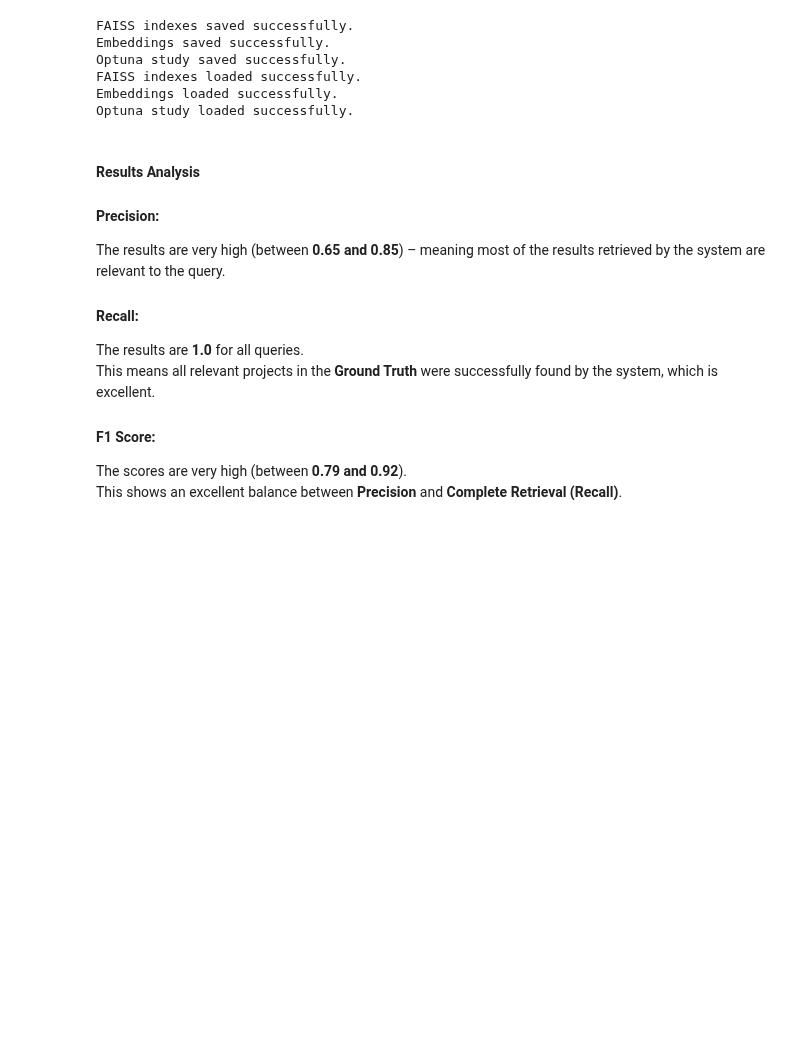
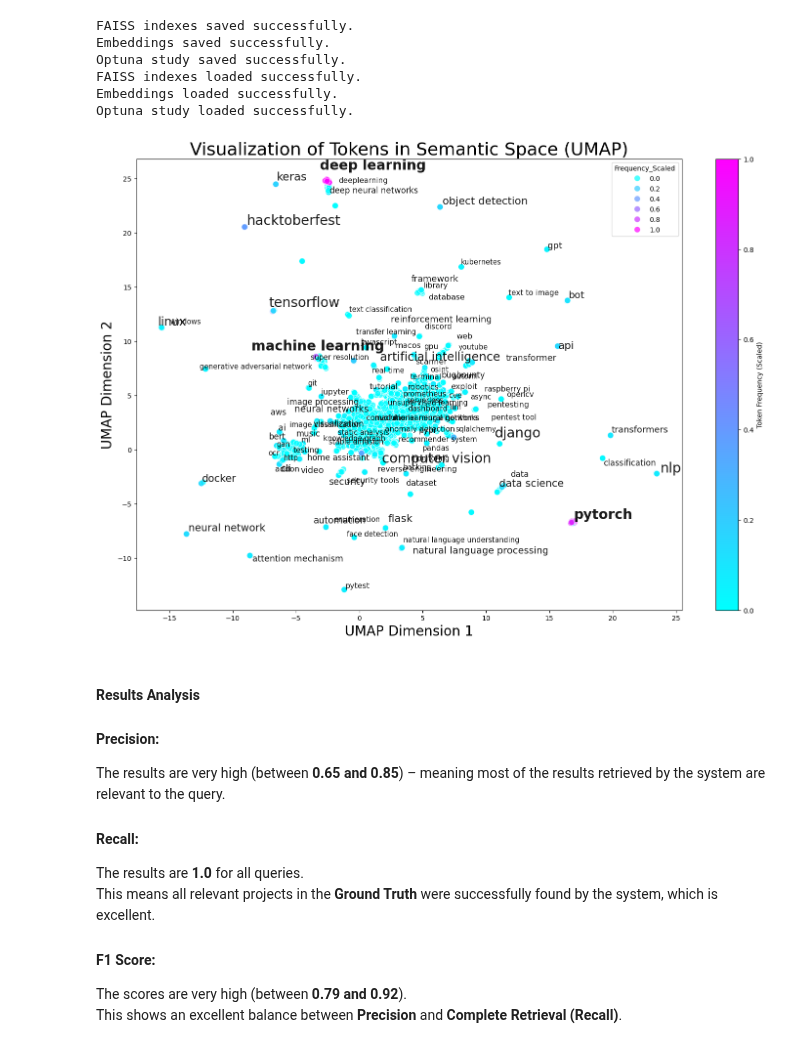
Before and after one commit to noambassat/RAG_Agent_GITHUB_Rep.project, a Jupyter notebook: RAG.ipynb, the cells around one changed output. Saved outputs shown, nothing was run; the diff lists cells and outputs as text; code cells hidden in the pictures; blank space fills up the shorter version.

```diff
--- a/RAG.ipynb
+++ b/RAG.ipynb
@@ -838,3 +740,88 @@ best_params = study.best_params
 top_k_percent = best_params["top_k_percent"]
 percentile = best_params["percentile"]
 alpha = best_params["alpha"]
+# %%
+
+
+# ---- 1. דגימה של תתי-וקטורים ----
+sample_size = 5000
+sample_indices = random.sample(range(len(all_vectors)), min(sample_size, len(all_vectors)))
+sampled_vectors = [all_vectors[i] for i in sample_indices]
+sampled_tokens = [all_tokens[i] for i in sample_indices]
+
+# ---- 2. הפחתת ממדים בעזרת UMAP ----
+umap_reducer = umap.UMAP(
+    n_neighbors=int(30 * top_k_percent),  # התאמת הפרמטר top_k_percent
+    n_components=2,
+    metric='cosine',
+    random_state=42,
+    min_dist=0.1
+)
+reduced_embeddings = umap_reducer.fit_transform(sampled_vectors)
+
+# ---- 3. הכנת הנתונים להצגה ----
+embedding_df = pd.DataFrame({
+    'UMAP1': reduced_embeddings[:, 0],
+    'UMAP2': reduced_embeddings[:, 1],
+    'Token': sampled_tokens
+})
+
+# ---- 4. חישוב תדירות מילות מפתח ----
+token_frequency = embedding_df['Token'].value_counts()
+embedding_df['Frequency'] = embedding_df['Token'].map(token_frequency)
+
+# ---- 5. סינון מונחים לפי שכיחותם ----
+threshold_frequency = 5  # הצגת מונחים שמופיעים לפחות מספר פעמים זה
+filtered_df = embedding_df[embedding_df['Frequency'] >= threshold_frequency]
+
+# ---- 6. נירמול התדירות בין 0 ל-1 ----
+scaler = MinMaxScaler()
+embedding_df['Frequency_Scaled'] = scaler.fit_transform(embedding_df[['Frequency']])
+
+# ---- 7. הגדרות גרף ----
+plt.figure(figsize=(18, 12))  # גודל גרף מותאם
+
+# הגדרת הגרף עם ax
+ax = sns.scatterplot(
+    x='UMAP1',
+    y='UMAP2',
+    hue='Frequency_Scaled',
+    palette='cool',
+    data=embedding_df,
+    s=80,
+    alpha=0.7
+)
+
+# הצגת מפת צבעים
+norm = plt.Normalize(embedding_df['Frequency_Scaled'].min(), embedding_df['Frequency_Scaled'].max())
+sm = plt.cm.ScalarMappable(cmap='cool', norm=norm)
+sm.set_array([])
+plt.colorbar(sm, ax=ax, label='Token Frequency (Scaled)', orientation='vertical')
+
+# ---- 8. הוספת שמות המילים ----
+previous_tokens = set()  # רשימה לשמירה על המילים שכבר הוצגו
+texts = []  # רשימה של הטקסטים שמוסיפים לגרף
+for i, row in filtered_df.iterrows():
+    x, y = row['UMAP1'], row['UMAP2']
+    token = row['Token']
+
+    if token not in previous_tokens:
+        texts.append(plt.text(
+            x,
+            y,
+            token,
+            fontsize=min(20, 8 + row['Frequency'] / 2),
+            alpha=0.9,
+            weight='bold' if row['Frequency'] > 50 else 'normal'
+        ))
+        previous_tokens.add(token)
+
+# התאמת המילים מבלי לחפוף אחת על השנייה
+adjust_text(texts)
+
+plt.title('Visualization of Tokens in Semantic Space (UMAP)', fontsize=26)
+plt.xlabel('UMAP Dimension 1', fontsize=20)
+plt.ylabel('UMAP Dimension 2', fontsize=20)
+plt.show()
+# %% [output]
+[figure, added]
```
Also changed, not shown: parts of 19 cells of this notebook.
